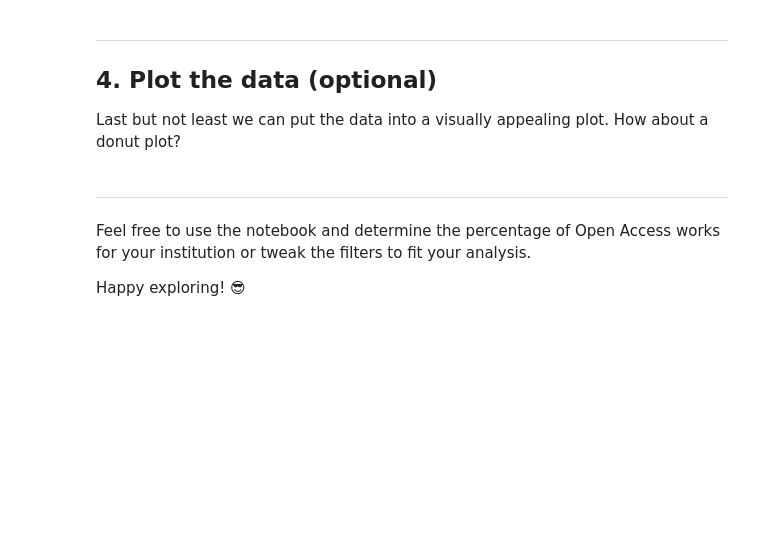
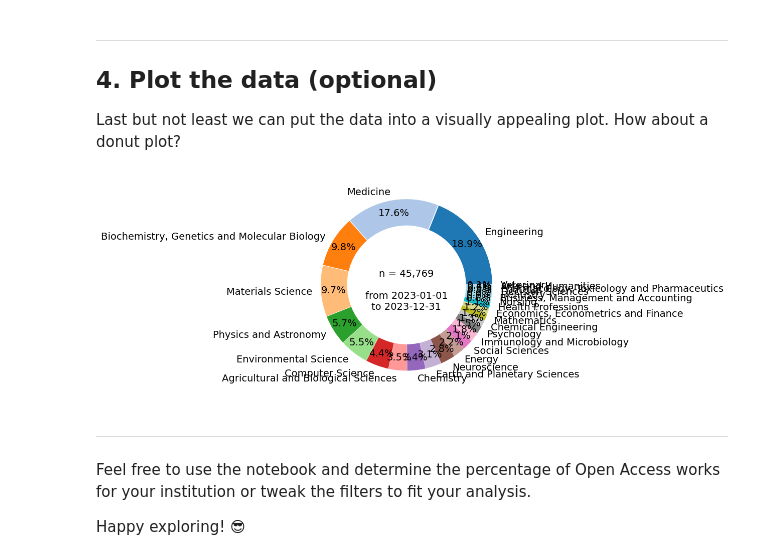
Before and after one commit to ashikita/openalex-api-notebook, a Jupyter notebook: oa-percentage-02.ipynb, the cells around one changed output. Saved outputs shown, nothing was run; the diff lists cells and outputs as text; code cells hidden in the pictures; blank space fills up the shorter version.

```diff
--- a/oa-percentage-02.ipynb
+++ b/oa-percentage-02.ipynb
@@ -191,16 +191,12 @@ Last but not least we can put the data into a visually appealing plot. How about
 # %%
 import matplotlib.pyplot as plt
 
-# 円グラフに表示する見出し(分野等)
-field_name = "All field"
+# 円グラフに表示する見出し（分野等）
+field_name = ""
 
-# OAステータスの表示順を固定
+# OAステータスの表示順と色（固定値）
 fixed_order = ["closed", "gold", "hybrid", "bronze", "green", "diamond"]
-
-# ラベル、値、色を構築
-labels = []
-counts = []
-colors = {
+fixed_colors = {
     "closed": "#f84f31",
     "gold": "#f4c542",
     "bronze": "#cd7f32",
@@ -209,41 +205,55 @@ colors = {
     "diamond": "#00ced1"
 }
 
-for status in fixed_order:
-    for group in work_groups:
-        if group["key_display_name"] == status:
-            labels.append(status)
-            counts.append(group["count"])
-            break
+# ラベル、値、色を構築
+labels = []
+counts = []
+colors = {}
+
+if group_by_param == "group_by=oa_status":
+    labels = fixed_order
+    colors = fixed_colors
+    for label in labels:
+        count = next((group["count"] for group in work_groups if group["key_display_name"] == label), 0)
+        counts.append(count)
+else:
+    labels = [group["key_display_name"] for group in work_groups]
+    counts = [group["count"] for group in work_groups]
+    # 動的に色を割り当て（カラーマップを使用）
+    cmap = plt.get_cmap("tab20")
+    colors = {label: cmap(i) for i, label in enumerate(labels)}
 
 # 総出版物数
 total_count = sum(counts)
 
 # ドーナツ型円グラフの作成
 def create_donut_plot(labels, counts, total_count, field_name, from_date, to_date):
-    plt.rcParams["figure.figsize"] = (8, 5.5)
+    # plt.rcParams["figure.figsize"] = (8, 5.5) #幅, 高さ
+    plt.rcParams["figure.figsize"] = (8, 5.5) #幅, 高さをここで調整
     explode = [0.01] * len(labels)
     color_list = [colors[label] for label in labels]
 
     # 円グラフ
     plt.pie(counts, labels=labels, colors=color_list,
             autopct='%1.1f%%', pctdistance=0.85,
             explode=explode, textprops={'fontsize': 14})
 
     # 中央の白円
     centre_circle = plt.Circle((0, 0), 0.70, fc='white')
     fig = plt.gcf()
     fig.gca().add_artist(centre_circle)
 
     # 中央にフィルター情報と総数を表示（コンマ区切り）
     center_text = f"{field_name}\nn = {total_count:,}\n\nfrom {from_date}\nto {to_date}"
     plt.text(0, 0, center_text, ha='center', va='center', fontsize=14)
 
     # 表示
     plt.show()
 
 # グラフの描画
 create_donut_plot(labels, counts, total_count, field_name, from_date, to_date)
+# %% [output]
+[figure, added]
 # %% [markdown]
 ---
 Feel free to use the notebook and determine the percentage of Open Access works for your institution or tweak the filters to fit your analysis.
```
